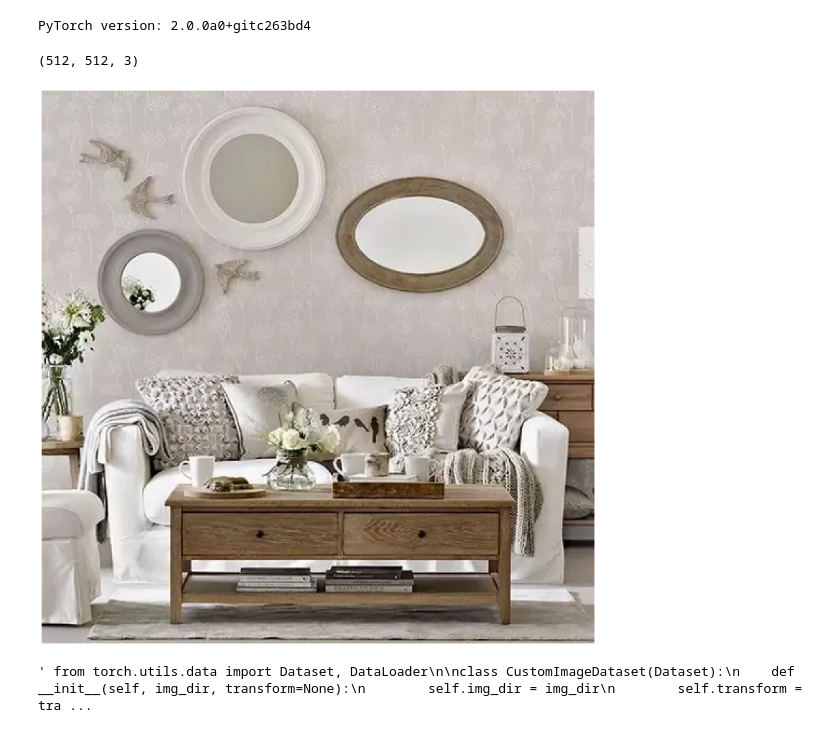
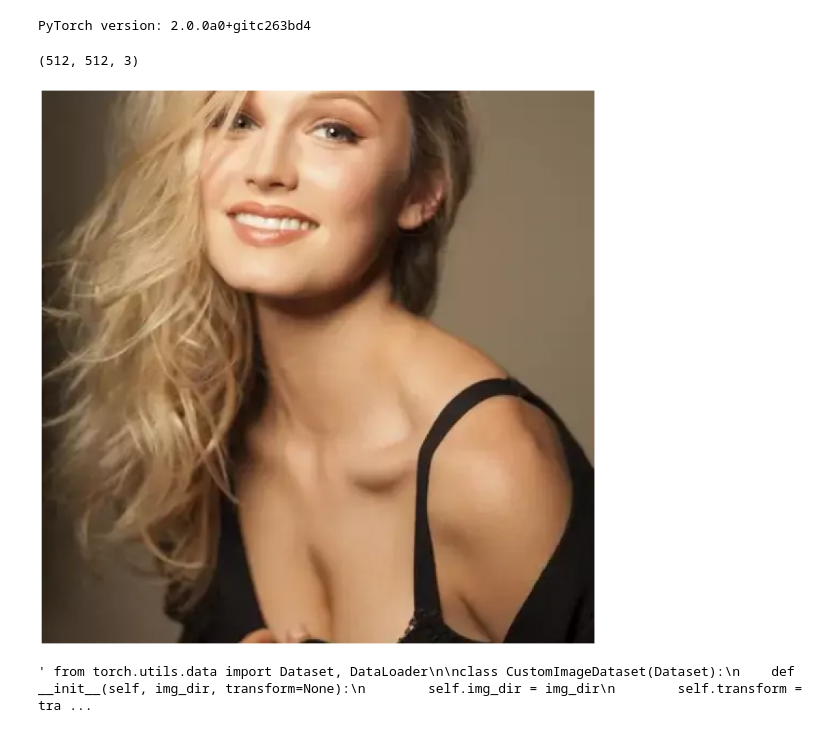
Before and after one commit to drhead/sam-hq, a Jupyter notebook: hqsam_xla_amg_test.ipynb, the cells around one changed output. Cells and saved outputs as stored; diff of their text form; code cells hidden in the pictures.

```diff
--- a/hqsam_xla_amg_test.ipynb
+++ b/hqsam_xla_amg_test.ipynb
@@ -70,16 +70,17 @@ def show_anns(anns, valid_masks):
         img[m] = color_mask
     ax.imshow(img)
 # %%
-image = cv2.imread('data/zd_testimgs/-663378304158021540.webp')
+# image = cv2.imread('data/zd_testimgs/-663378304158021540.webp')
+image = cv2.imread('data/zd_testimgs/-15714488383694269.webp')
 image = cv2.cvtColor(image, cv2.COLOR_BGR2RGB)
 print(image.shape)
 plt.figure(figsize=(20,20))
 plt.imshow(image)
 plt.axis('off')
 plt.show()
 # %% [output]
 (512, 512, 3)
-[figure, old version]
+[figure, new version]
 # %%
 """ from torch.utils.data import Dataset, DataLoader
 
```
Also changed, not shown: parts of 4 cells of this notebook, 4 other files.
